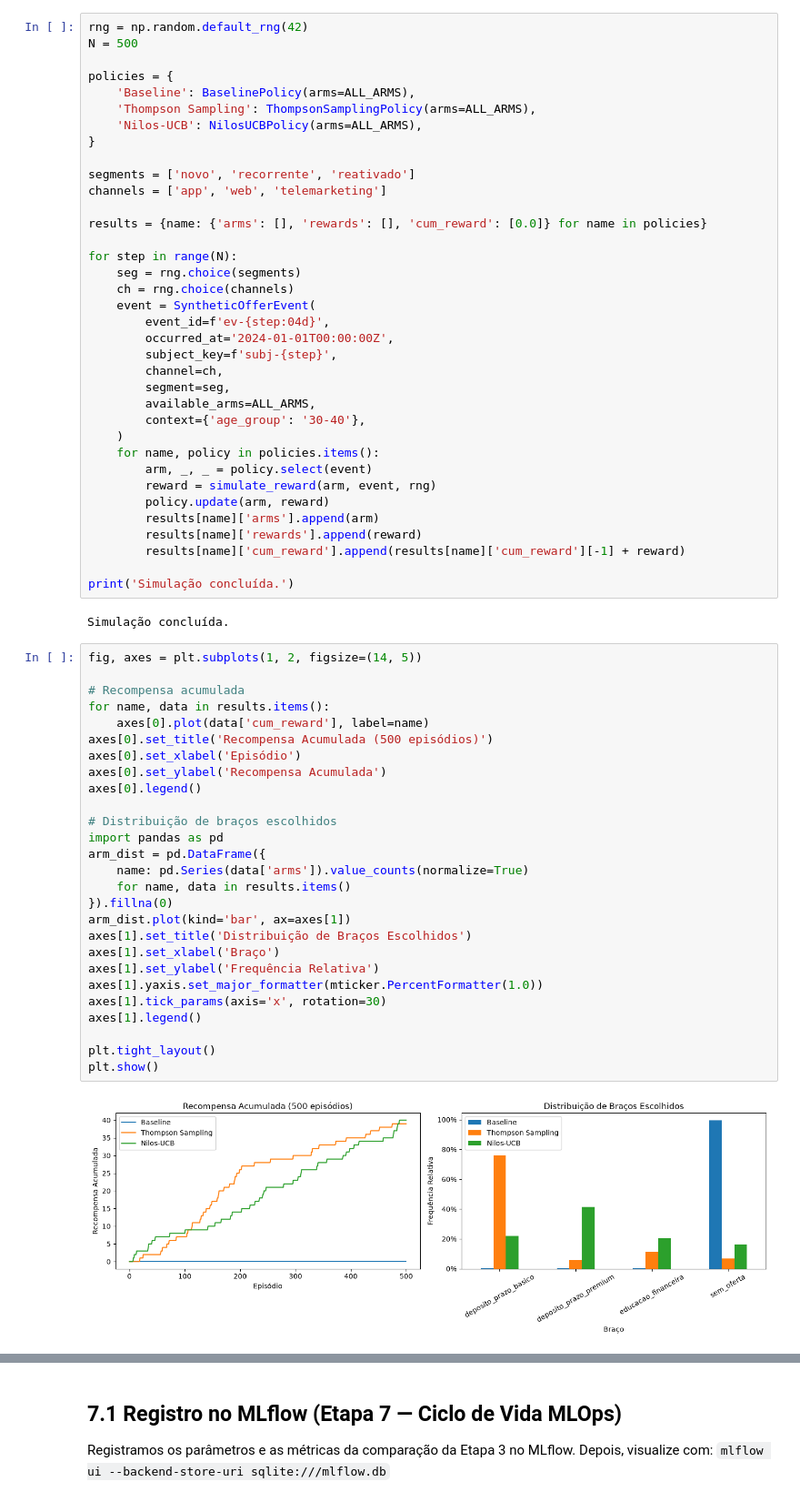
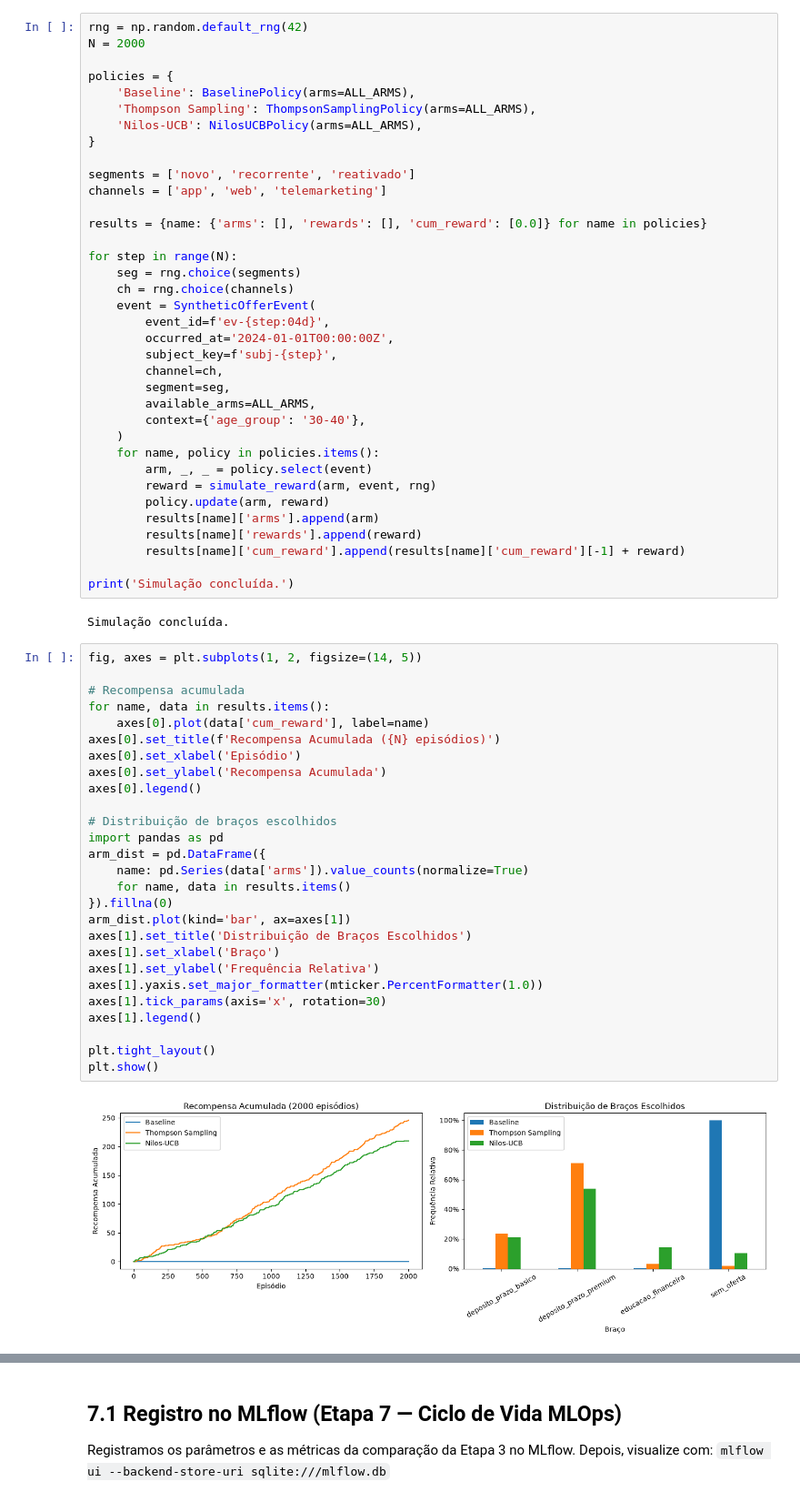
Before and after one commit to nathanhqf/tech_challenge_fiap_5, a Jupyter notebook: notebooks/01-eda-e-baseline.ipynb, the cells around one changed output, grey strips where cells are left out. Shown at 91% size. Drawn from its saved outputs; the diff is of its cells as text.

```diff
--- a/notebooks/01-eda-e-baseline.ipynb
+++ b/notebooks/01-eda-e-baseline.ipynb
@@ -242,7 +242,7 @@ Braço ótimo esperado: deposito_prazo_premium
 Recompensas base por braço: {'sem_oferta': 0.0, 'deposito_prazo_basico': 0.08, 'deposito_prazo_premium': 0.13, 'educacao_financeira': 0.05}
 # %%
 rng = np.random.default_rng(42)
-N = 500
+N = 2000
 
 policies = {
     'Baseline': BaselinePolicy(arms=ALL_ARMS),
@@ -281,30 +281,30 @@ Simulação concluída.
 # %%
 fig, axes = plt.subplots(1, 2, figsize=(14, 5))
 
 # Recompensa acumulada
 for name, data in results.items():
     axes[0].plot(data['cum_reward'], label=name)
-axes[0].set_title('Recompensa Acumulada (500 episódios)')
+axes[0].set_title(f'Recompensa Acumulada ({N} episódios)')
 axes[0].set_xlabel('Episódio')
 axes[0].set_ylabel('Recompensa Acumulada')
 axes[0].legend()
 
 # Distribuição de braços escolhidos
 import pandas as pd
 arm_dist = pd.DataFrame({
     name: pd.Series(data['arms']).value_counts(normalize=True)
     for name, data in results.items()
 }).fillna(0)
 arm_dist.plot(kind='bar', ax=axes[1])
 axes[1].set_title('Distribuição de Braços Escolhidos')
 axes[1].set_xlabel('Braço')
 axes[1].set_ylabel('Frequência Relativa')
 axes[1].yaxis.set_major_formatter(mticker.PercentFormatter(1.0))
 axes[1].tick_params(axis='x', rotation=30)
 axes[1].legend()
 
 plt.tight_layout()
 plt.show()
 # %% [output]
-[figure, old version]
+[figure, new version]
 # %%
```
Also changed, not shown: parts of 2 cells of this notebook.
